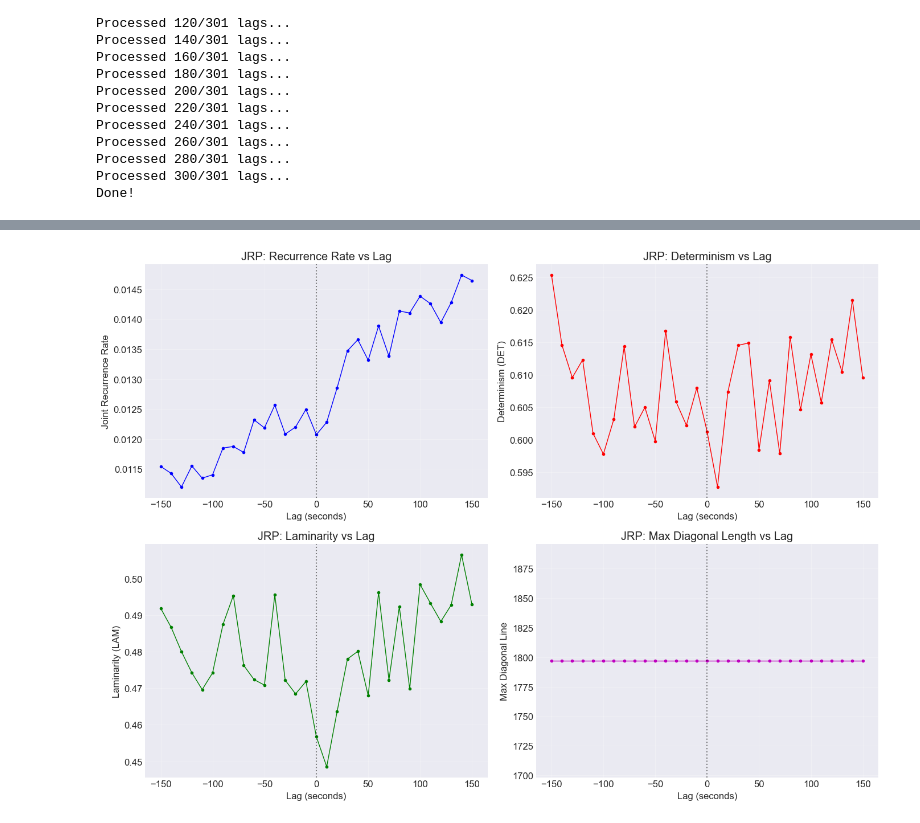
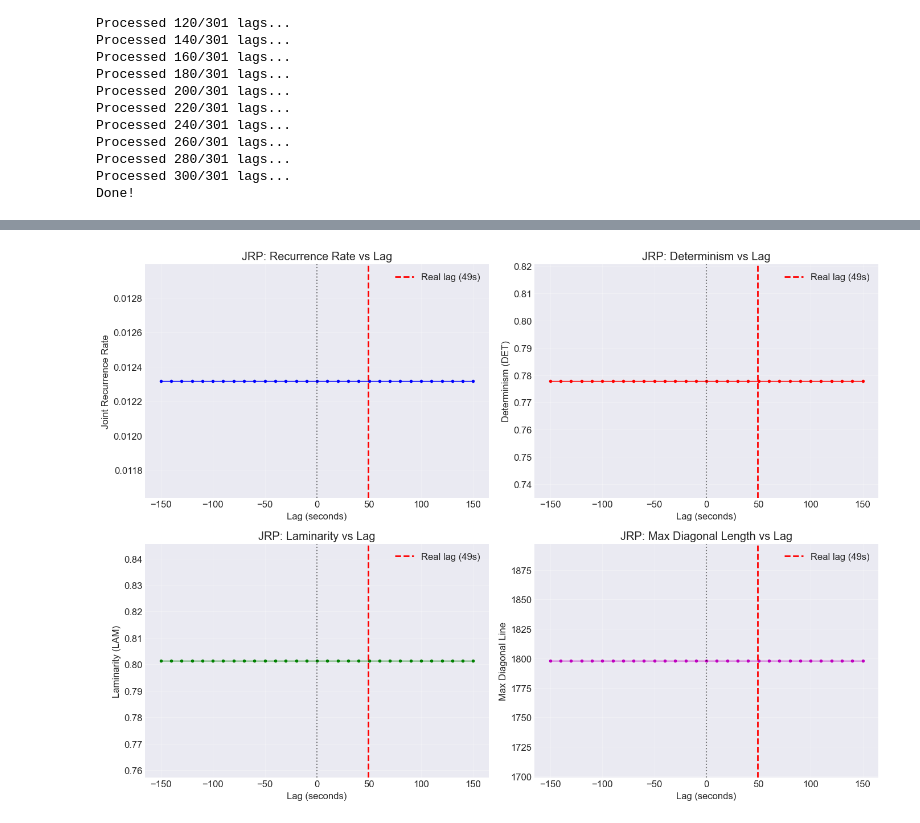
Before and after one commit to dgarciacesga/synch_delay, a Jupyter notebook: notebooks/kuramoto_jrp_analysis_T11_T12.ipynb, the cells around one changed output, grey strips where cells are left out. Cells and saved outputs as stored; diff of their text form; code cells hidden in the pictures.

```diff
--- a/notebooks/kuramoto_jrp_analysis_T11_T12.ipynb
+++ b/notebooks/kuramoto_jrp_analysis_T11_T12.ipynb
@@ -39,8 +39,8 @@ Shape: (24383269, 10)
 Date range: 2021-01-03 01:35:46.772000 to 2021-12-23 00:00:00.287000
 # %%
 # Select temporal window
-start_time = '2021-11-03 12:00:00'
-end_time = '2021-11-03 12:30:00'
+start_time = '2021-11-03 19:00:00'
+end_time = '2021-11-03 19:30:00'
 
 df_hour = df.loc[start_time:end_time].copy()
 print(f'Window: {df_hour.index[0]} to {df_hour.index[-1]}')
@@ -58,8 +58,18 @@ def normalize_zero_centered(x):
         return x_centered / max_abs
     return x_centered
 
+# Apply smoothing (moving average) to reduce noise
+def smooth_signal(x, window=5):
+    """Apply moving average smoothing."""
+    return uniform_filter1d(x, size=window, mode='reflect')
+
 s1_norm = normalize_zero_centered(s1)
 s2_norm = normalize_zero_centered(s2)
 
+# Apply smoothing for JRP analysis
+smooth_window = 5  # smoothing window in samples
+s1_smooth = smooth_signal(s1_norm, window=smooth_window)
+s2_smooth = smooth_signal(s2_norm, window=smooth_window)
+
 time_axis = np.arange(len(s1_norm))
 # %% [output]
@@ -182,8 +192,8 @@ def jrp_rqa_metrics(jrp):
 # %%
 # Test JRP at lag=0
 m, tau = 3, 1
-s1_emb = embed_time_series(s1_norm, m=m, tau=tau)
-s2_emb = embed_time_series(s2_norm, m=m, tau=tau)
+s1_emb = embed_time_series(s1_smooth, m=m, tau=tau)
+s2_emb = embed_time_series(s2_smooth, m=m, tau=tau)
 
 print(f'Embedded shapes: s1={s1_emb.shape}, s2={s2_emb.shape}')
 
@@ -218,6 +228,10 @@ lag_step = 1
 lags = np.arange(-max_lag, max_lag + 1, lag_step)
 
 results = []
+
+# Pre-compute s1_emb using smoothed signal (s1 doesn't shift)
+m, tau = 3, 1
+s1_emb = embed_time_series(s1_smooth, m=m, tau=tau)
 
 for lag in lags:
     # Shift s2
@@ -252,7 +266,7 @@ for lag in lags:
     jrp_metrics = {'RR': 0, 'DET': 0, 'LAM': 0, 'max_diag': 0}
     if lag % 10 == 0:  # Compute JRP every 10 seconds
         try:
-            s2_emb = embed_time_series(s2_shifted, m=m, tau=tau)
+            s2_emb = embed_time_series(s2_smooth, m=m, tau=tau)
             min_len = min(len(s1_emb), len(s2_emb))
             if min_len > 100:
                 rp1, _ = recurrence_plot(s1_emb[:min_len], rate=0.1)
@@ -335,6 +360,9 @@ plt.show()
 # %%
 # Plot JRP metrics (only computed every 50s)
 jrp_df = results_df[results_df['jrp_RR'] > 0].copy()
+
+# Real lag for marking
+real_lag = int(18600 / df['FormacionVelocidad'].loc[start_time:end_time].mean())
 
 fig, axes = plt.subplots(2, 2, figsize=(14, 10))
 
@@ -342,33 +370,41 @@ axes[0, 0].plot(jrp_df['lag'], jrp_df['jrp_RR'], 'b-o', linewidth=1, markersize=
 axes[0, 0].set_xlabel('Lag (seconds)')
 axes[0, 0].set_ylabel('Joint Recurrence Rate')
 axes[0, 0].set_title('JRP: Recurrence Rate vs Lag')
 axes[0, 0].grid(True, alpha=0.3)
 axes[0, 0].axvline(x=0, color='k', linestyle=':', alpha=0.5)
+axes[0, 0].axvline(x=real_lag, color='red', linestyle='--', linewidth=2, label=f'Real lag ({real_lag}s)')
+axes[0, 0].legend()
 
 axes[0, 1].plot(jrp_df['lag'], jrp_df['jrp_DET'], 'r-o', linewidth=1, markersize=3)
 axes[0, 1].set_xlabel('Lag (seconds)')
 axes[0, 1].set_ylabel('Determinism (DET)')
 axes[0, 1].set_title('JRP: Determinism vs Lag')
 axes[0, 1].grid(True, alpha=0.3)
 axes[0, 1].axvline(x=0, color='k', linestyle=':', alpha=0.5)
+axes[0, 1].axvline(x=real_lag, color='red', linestyle='--', linewidth=2, label=f'Real lag ({real_lag}s)')
+axes[0, 1].legend()
 
 axes[1, 0].plot(jrp_df['lag'], jrp_df['jrp_LAM'], 'g-o', linewidth=1, markersize=3)
 axes[1, 0].set_xlabel('Lag (seconds)')
 axes[1, 0].set_ylabel('Laminarity (LAM)')
 axes[1, 0].set_title('JRP: Laminarity vs Lag')
 axes[1, 0].grid(True, alpha=0.3)
 axes[1, 0].axvline(x=0, color='k', linestyle=':', alpha=0.5)
+axes[1, 0].axvline(x=real_lag, color='red', linestyle='--', linewidth=2, label=f'Real lag ({real_lag}s)')
+axes[1, 0].legend()
 
 axes[1, 1].plot(jrp_df['lag'], jrp_df['jrp_max_diag'], 'm-o', linewidth=1, markersize=3)
 axes[1, 1].set_xlabel('Lag (seconds)')
 axes[1, 1].set_ylabel('Max Diagonal Line')
 axes[1, 1].set_title('JRP: Max Diagonal Length vs Lag')
 axes[1, 1].grid(True, alpha=0.3)
 axes[1, 1].axvline(x=0, color='k', linestyle=':', alpha=0.5)
+axes[1, 1].axvline(x=real_lag, color='red', linestyle='--', linewidth=2, label=f'Real lag ({real_lag}s)')
+axes[1, 1].legend()
 
 plt.tight_layout()
 plt.show()
 # %% [output]
-[figure, old version]
+[figure, new version]
 # %%
 # Combined analysis: Find optimal lag from both methods
```
Also changed, not shown: parts of 7 cells of this notebook, 6 other files.
